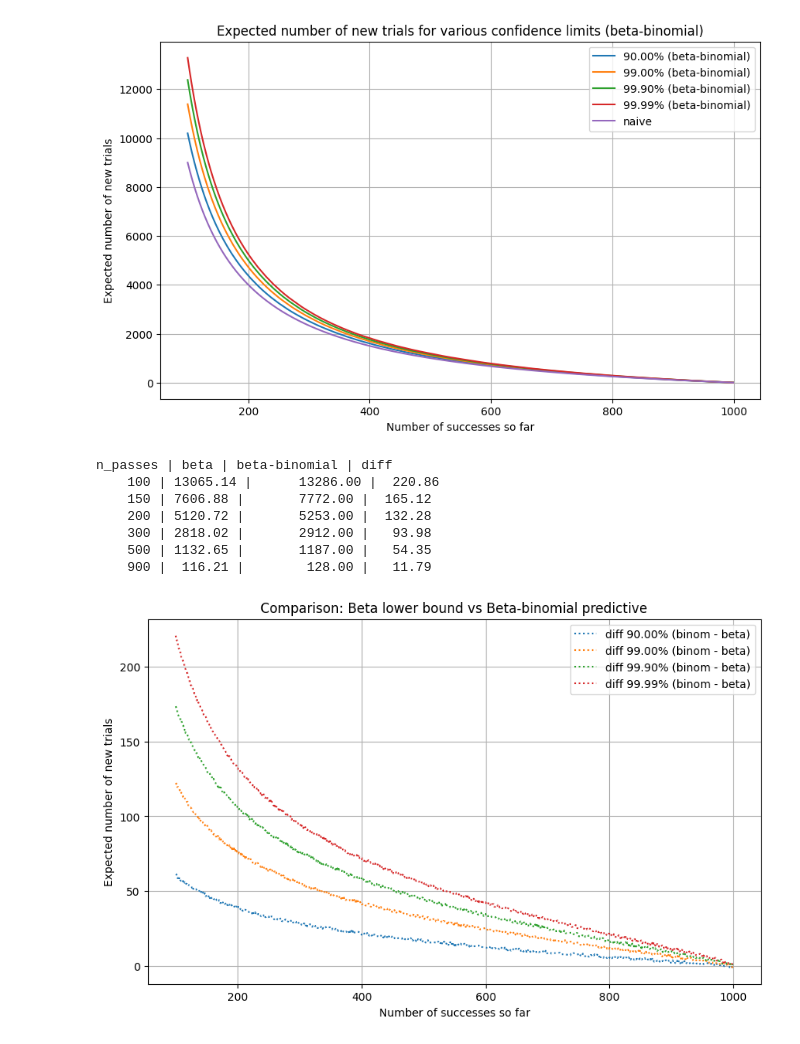
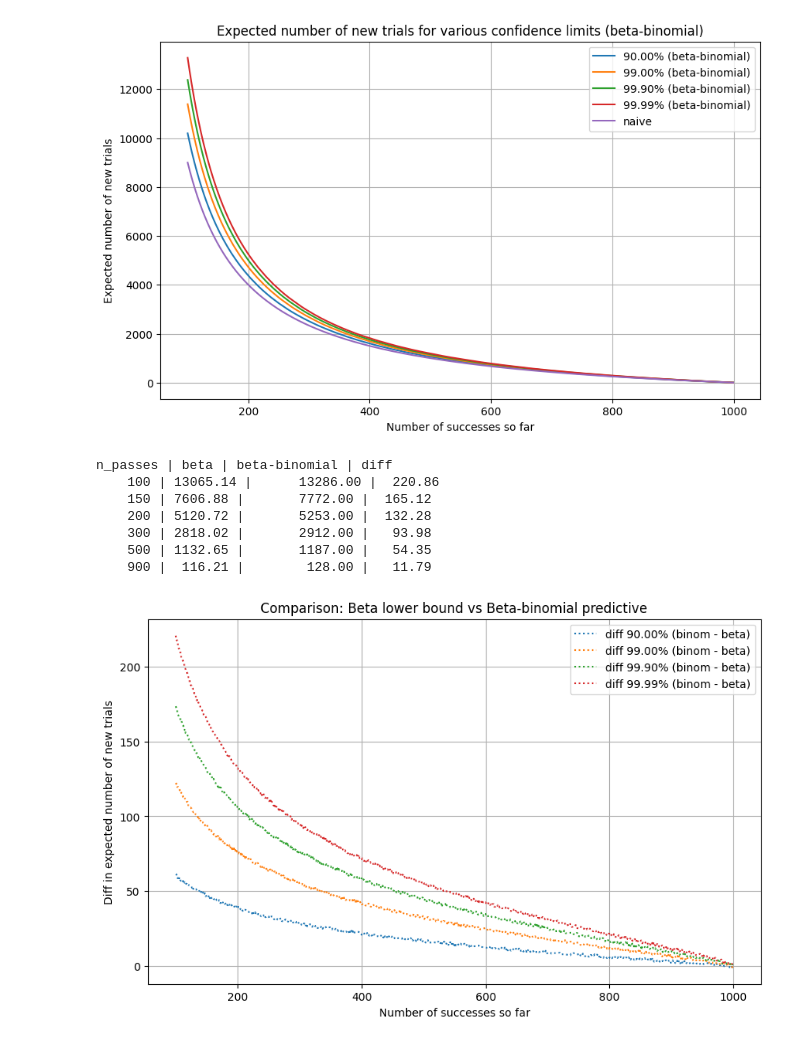
Before and after one commit to jlucas-oqc/playgound, a Jupyter notebook: beta_bin.ipynb, the cells around one changed output. Drawn from its saved outputs; the diff is of its cells as text; code cells hidden in the pictures.

```diff
--- a/beta_bin.ipynb
+++ b/beta_bin.ipynb
@@ -186,31 +186,31 @@ plt.legend()
 # %%
 # Compare the two methods directly and plot their difference
 x = np.arange(100, n)
 plt.figure(figsize=(10, 6))
 for conf_lim in [0.9, 0.99, 0.999, 0.9999]:
     y_beta = calc_upper_conf(n, x, conf_lim)
     y_betabinom = [calc_upper_conf_betabinom(n, xi, conf_lim) for xi in x]
     # plt.plot(x, y_betabinom, label=f"{conf_lim * 100:2.2f}% (beta-binomial)")
     # plt.plot(x, y_beta, '--', label=f"{conf_lim * 100:2.2f}% (beta lower bound)")
     plt.plot(x, np.array(y_betabinom) - np.array(y_beta), ":", label=f"diff {conf_lim * 100:2.2f}% (binom - beta)")
 plt.xlabel("Number of successes so far")
-plt.ylabel("Expected number of new trials")
+plt.ylabel("Diff in expected number of new trials")
 plt.title("Comparison: Beta lower bound vs Beta-binomial predictive")
 plt.grid()
 plt.legend()
 
 # Print values for small n_passes and high confidence
 print("n_passes | beta | beta-binomial | diff")
 for xi in [100, 150, 200, 300, 500, 900]:
     beta_val = calc_upper_conf(n, xi, 0.9999)
     betabinom_val = calc_upper_conf_betabinom(n, xi, 0.9999)
     print(f"{xi:7d} | {beta_val:7.2f} | {betabinom_val:13.2f} | {betabinom_val - beta_val:7.2f}")
 # %% [output]
 n_passes | beta | beta-binomial | diff
     100 | 13065.14 |      13286.00 |  220.86
     150 | 7606.88 |       7772.00 |  165.12
     200 | 5120.72 |       5253.00 |  132.28
     300 | 2818.02 |       2912.00 |   93.98
     500 | 1132.65 |       1187.00 |   54.35
     900 |  116.21 |        128.00 |   11.79
-[figure, old version]
+[figure, new version]
```
